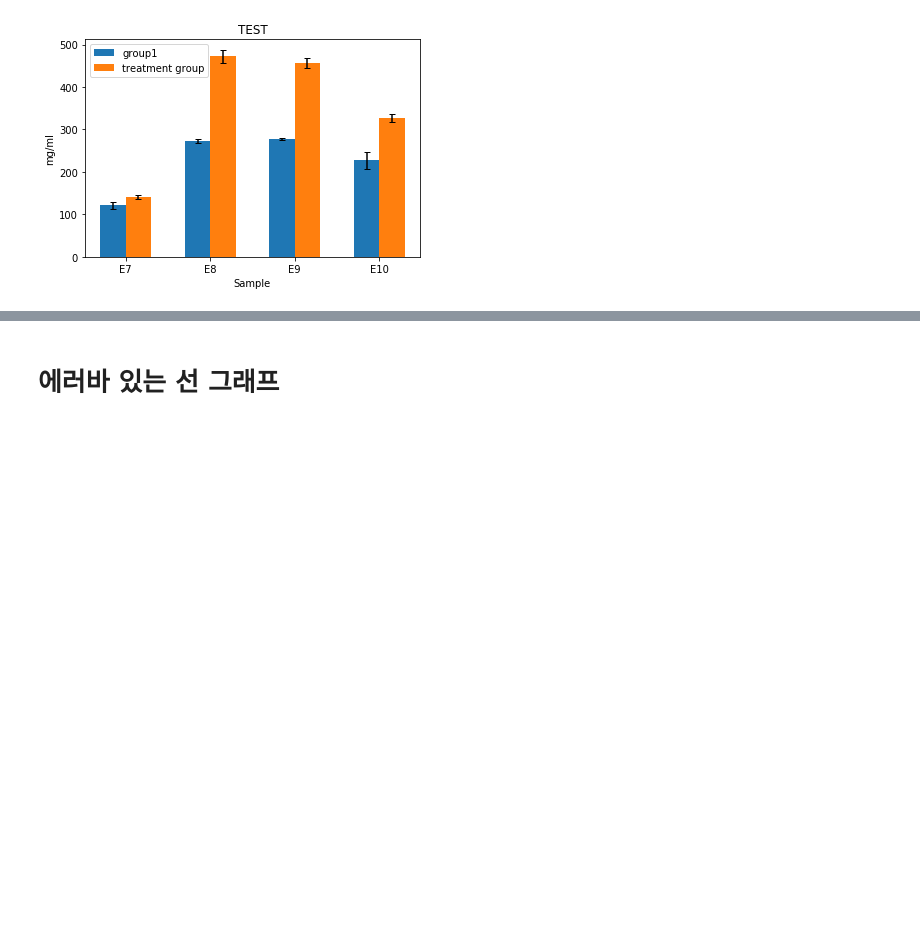
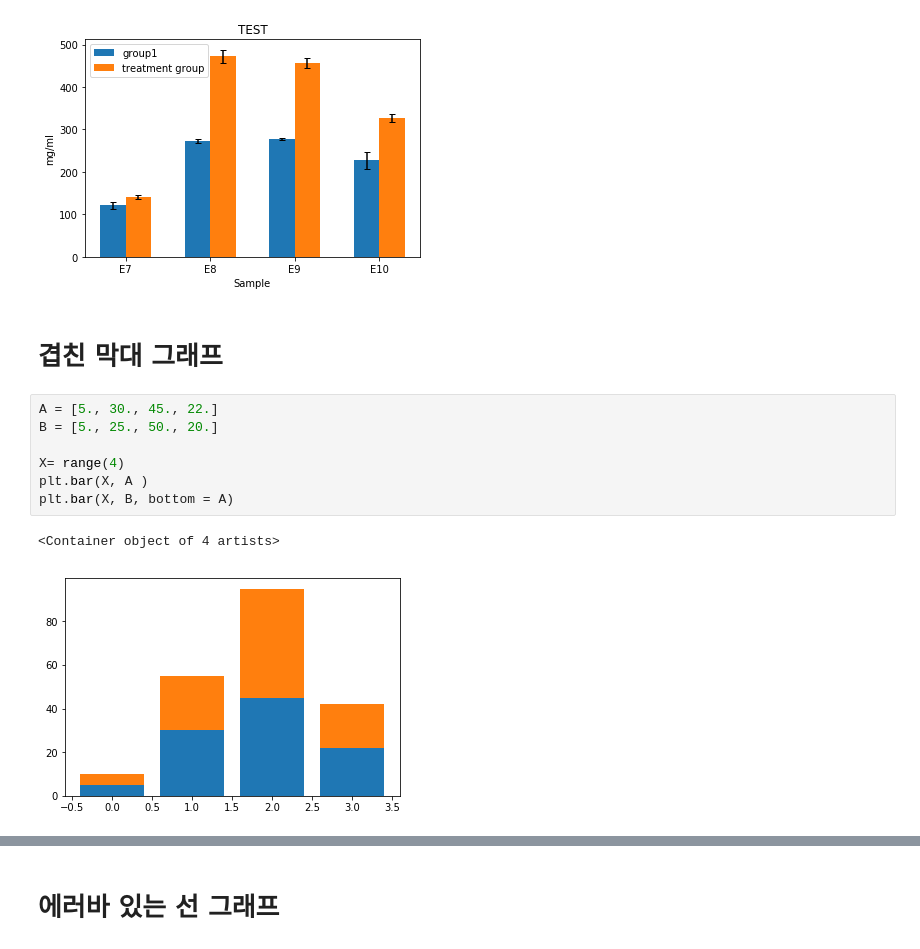
Before and after one commit to partrita/partrita.github.io, a Jupyter notebook: posts/matplotlib-examples.ipynb, the cells around one changed output, grey strips where cells are left out. Saved outputs shown, nothing was run; the diff lists cells and outputs as text; blank space fills up the shorter version.

```diff
--- a/posts/matplotlib-examples.ipynb
+++ b/posts/matplotlib-examples.ipynb
@@ -94,3 +94,15 @@ plt.legend() # 레전드 표시
 plt.show()
 # %% [output]
 [figure]
+# %% [markdown]
+# 겹친 막대 그래프
+# %%
+A = [5., 30., 45., 22.]
+B = [5., 25., 50., 20.]
+
+X= range(4)
+plt.bar(X, A )
+plt.bar(X, B, bottom = A)
+# %% [output]
+<Container object of 4 artists>
+[figure, added]
```
Also changed, not shown: parts of 23 cells of this notebook, 12 other files.
